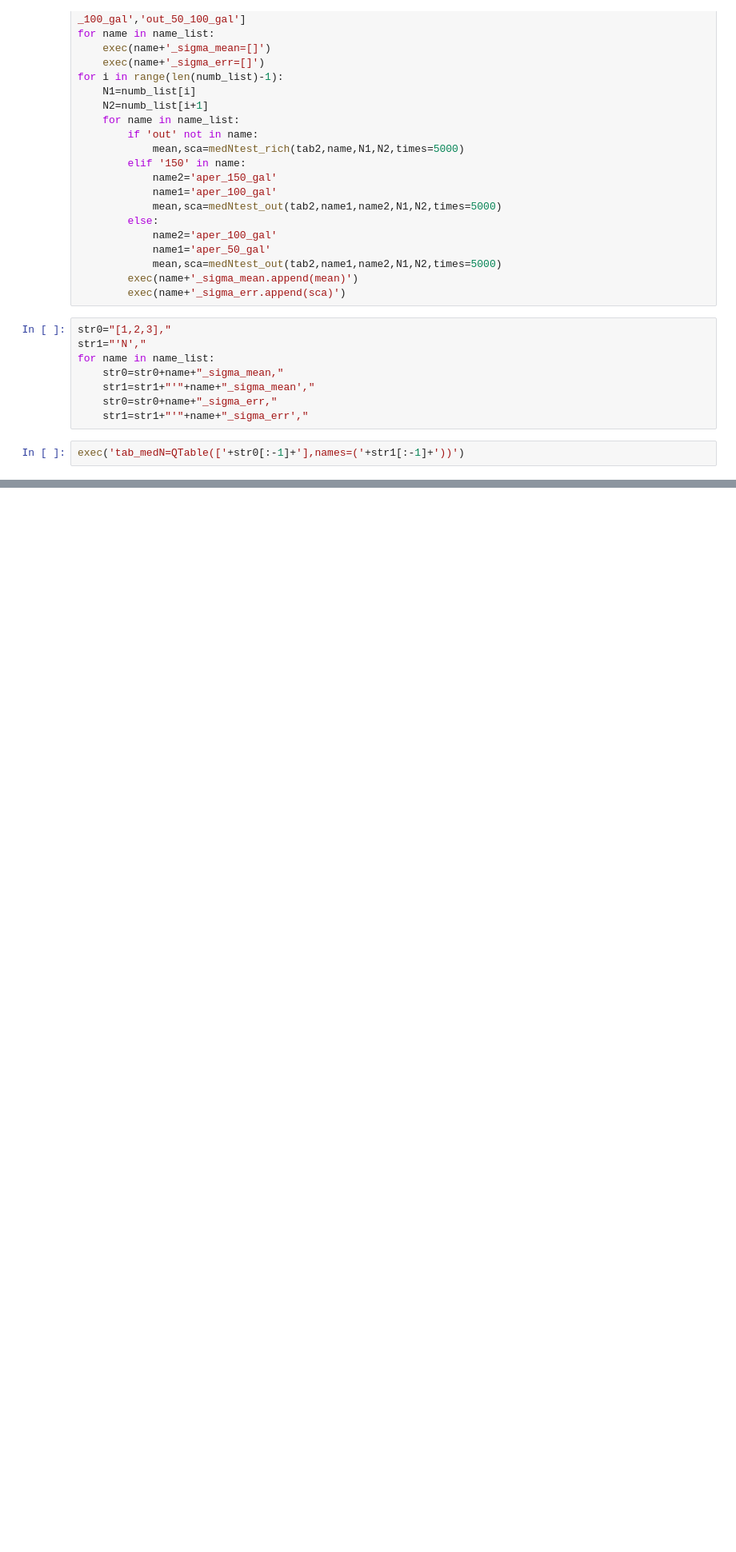
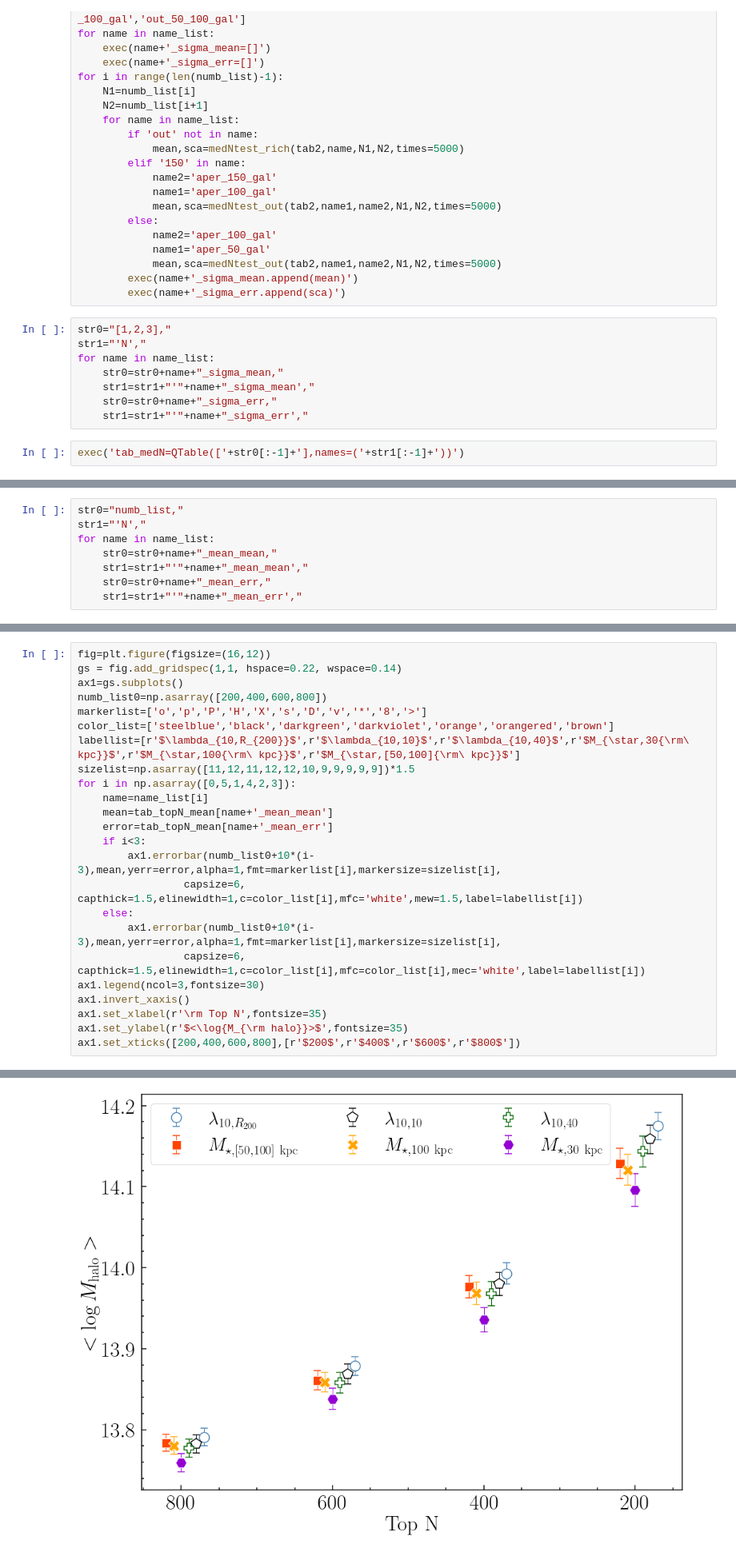
Before and after one commit to Xuchuyi/cenvssat, a Jupyter notebook: FigureNotebooks/Fig3.ipynb, the cells around one changed output, grey strips where cells are left out. Shown at 80% size. Saved outputs shown, nothing was run; the diff lists cells and outputs as text; blank space fills up the shorter version.

```diff
--- a/FigureNotebooks/Fig3.ipynb
+++ b/FigureNotebooks/Fig3.ipynb
@@ -271,0 +355,8 @@ plt.savefig(fig_dir+"Fig3.pdf",dpi=150)
+# %%
+str0="numb_list,"
+str1="'N',"
+for name in name_list:
+    str0=str0+name+"_mean_mean,"
+    str1=str1+"'"+name+"_mean_mean',"
+    str0=str0+name+"_mean_err,"
+    str1=str1+"'"+name+"_mean_err',"
@@ -271,0 +365,25 @@ plt.savefig(fig_dir+"Fig3.pdf",dpi=150)
+# %%
+fig=plt.figure(figsize=(16,12))
+gs = fig.add_gridspec(1,1, hspace=0.22, wspace=0.14)
+ax1=gs.subplots()
+numb_list0=np.asarray([200,400,600,800])
+markerlist=['o','p','P','H','X','s','D','v','*','8','>']
+color_list=['steelblue','black','darkgreen','darkviolet','orange','orangered','brown']
+labellist=[r'$\lambda_{10,R_{200}}$',r'$\lambda_{10,10}$',r'$\lambda_{10,40}$',r'$M_{\star,30{\rm\ kpc}}$',r'$M_{\star,100{\rm\ kpc}}$',r'$M_{\star,[50,100]{\rm\ kpc}}$']
+sizelist=np.asarray([11,12,11,12,12,10,9,9,9,9,9])*1.5
+for i in np.asarray([0,5,1,4,2,3]):
+    name=name_list[i]
+    mean=tab_topN_mean[name+'_mean_mean']
+    error=tab_topN_mean[name+'_mean_err']
+    if i<3:
+        ax1.errorbar(numb_list0+10*(i-3),mean,yerr=error,alpha=1,fmt=markerlist[i],markersize=sizelist[i],
+                 capsize=6, capthick=1.5,elinewidth=1,c=color_list[i],mfc='white',mew=1.5,label=labellist[i])
+    else:
+        ax1.errorbar(numb_list0+10*(i-3),mean,yerr=error,alpha=1,fmt=markerlist[i],markersize=sizelist[i],
+                 capsize=6, capthick=1.5,elinewidth=1,c=color_list[i],mfc=color_list[i],mec='white',label=labellist[i])
+ax1.legend(ncol=3,fontsize=30)
+ax1.invert_xaxis()
+ax1.set_xlabel(r'\rm Top N',fontsize=35)
+ax1.set_ylabel(r'$<\log{M_{\rm halo}}>$',fontsize=35)
+ax1.set_xticks([200,400,600,800],[r'$200$',r'$400$',r'$600$',r'$800$'])
+# %% [output]
@@ -271,0 +394 @@ plt.savefig(fig_dir+"Fig3.pdf",dpi=150)
+[figure, added]
```
Also changed, not shown: parts of 6 cells of this notebook, 7 other files.
